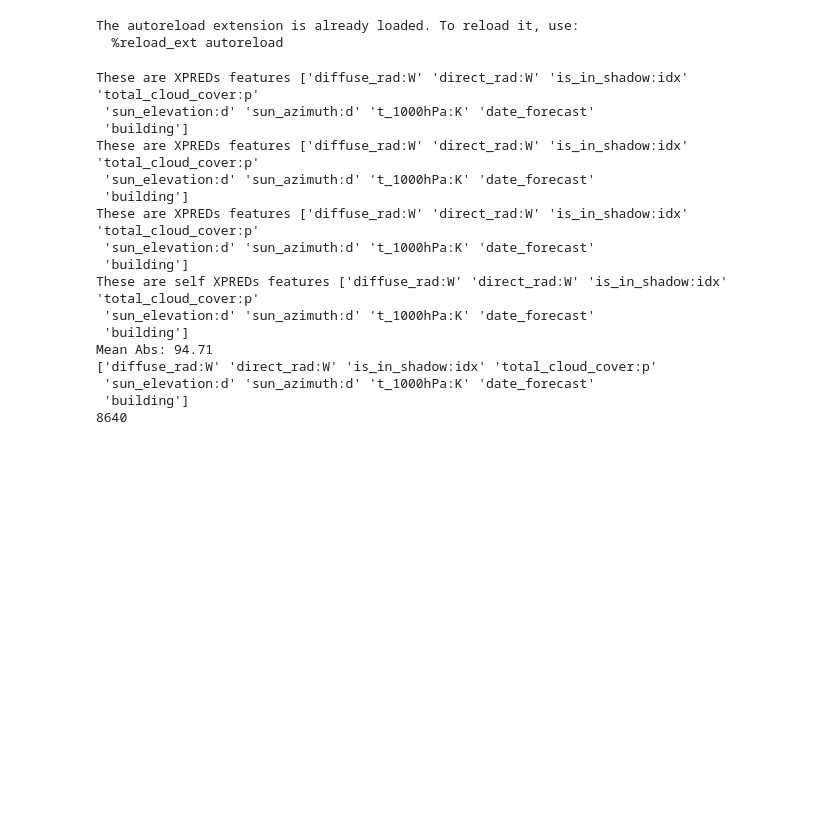
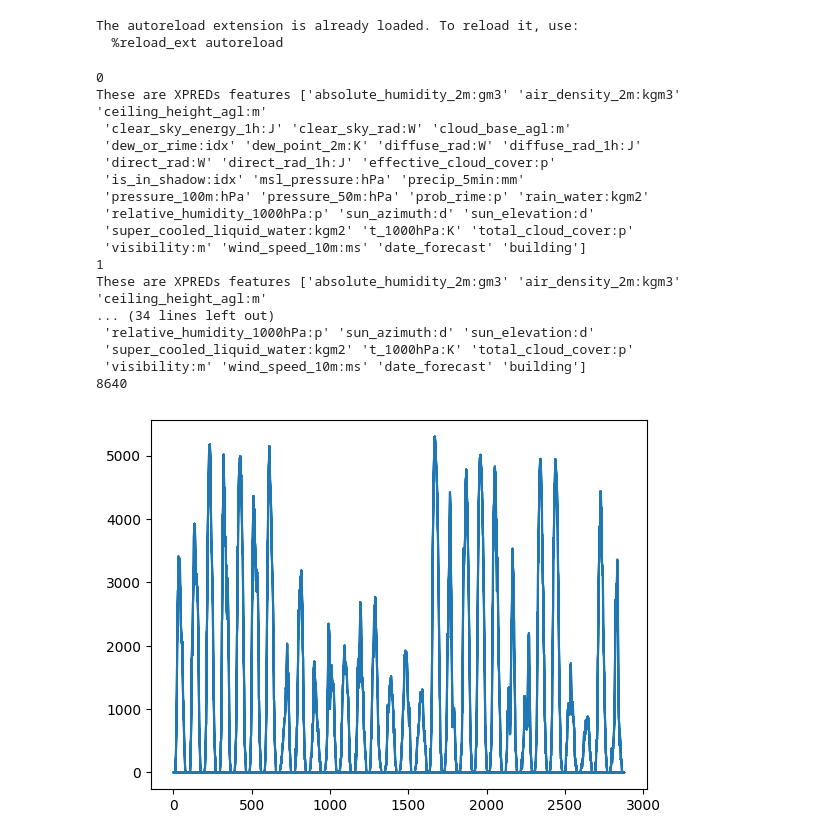
Before and after one commit to Myteck/TDT4173-Machine-Learning-Solar-Energy-Production-Forecasting, a Jupyter notebook: data/machine_learning.ipynb, the cells around one changed output. Drawn from its saved outputs; the diff is of its cells as text; code cells hidden in the pictures; blank space fills up the shorter version.

```diff
--- a/data/machine_learning.ipynb
+++ b/data/machine_learning.ipynb
@@ -35,6 +35,7 @@ class learner:
         list_X_pred = []
 
         for i, path in enumerate(self.file_paths):
+            print(i)
             y = pd.read_parquet(path[0])
             X_estimated = pd.read_parquet(path[1])
             X_observed = pd.read_parquet(path[2])
@@ -137,10 +138,11 @@ class learner:
 
 
         unformated_pred_df["pv_measurement"] = pd.Series(unformated_pred)
+        unformated_pred_df["pv_measurement"] = unformated_pred_df["pv_measurement"].apply(lambda x: max(0, x))
         unformated_pred_df.to_csv("sacfadasx.csv", sep='\t')
 
         # Should add a save method, so that not all work gets lost :/
-
+        unformated_pred_df["pv_measurement"].plot()
         pred = self._format_predictions(unformated_pred_df)
         self._save_predictions(pred)
 
@@ -164,30 +166,42 @@ class learner:
 file_paths = [['A/train_targets.parquet', 'A/X_train_estimated.parquet', 'A/X_train_observed.parquet', 'A/X_test_estimated.parquet'],
               ['B/train_targets.parquet', 'B/X_train_estimated.parquet', 'B/X_train_observed.parquet', 'B/X_test_estimated.parquet'],
               ['C/train_targets.parquet', 'C/X_train_estimated.parquet', 'C/X_train_observed.parquet', 'C/X_test_estimated.parquet']]
-# %%
-features = [] #['diffuse_rad:W', 'direct_rad:W', 'is_in_shadow:idx', 'total_cloud_cover:p', 'sun_elevation:d', 'sun_azimuth:d', 't_1000hPa:K']
-
-# Testing the procedure
-l = learner(file_paths = file_paths, features = features)
-l.create_training_data()
-l.fit_model()
-l.get_performance()
-l.predict()
-# %% [output]
-These are XPREDs features ['diffuse_rad:W' 'direct_rad:W' 'is_in_shadow:idx' 'total_cloud_cover:p'
- 'sun_elevation:d' 'sun_azimuth:d' 't_1000hPa:K' 'date_forecast'
- 'building']
-These are XPREDs features ['diffuse_rad:W' 'direct_rad:W' 'is_in_shadow:idx' 'total_cloud_cover:p'
- 'sun_elevation:d' 'sun_azimuth:d' 't_1000hPa:K' 'date_forecast'
- 'building']
-These are XPREDs features ['diffuse_rad:W' 'direct_rad:W' 'is_in_shadow:idx' 'total_cloud_cover:p'
- 'sun_elevation:d' 'sun_azimuth:d' 't_1000hPa:K' 'date_forecast'
- 'building']
-These are self XPREDs features ['diffuse_rad:W' 'direct_rad:W' 'is_in_shadow:idx' 'total_cloud_cover:p'
- 'sun_elevation:d' 'sun_azimuth:d' 't_1000hPa:K' 'date_forecast'
- 'building']
-Mean Abs: 94.71
-['diffuse_rad:W' 'direct_rad:W' 'is_in_shadow:idx' 'total_cloud_cover:p'
- 'sun_elevation:d' 'sun_azimuth:d' 't_1000hPa:K' 'date_forecast'
- 'building']
-8640
+# %%
+features = ["absolute_humidity_2m:gm3", "air_density_2m:kgm3", "ceiling_height_agl:m", "clear_sky_energy_1h:J",
+            "clear_sky_rad:W", "cloud_base_agl:m", "dew_or_rime:idx", "dew_point_2m:K", "diffuse_rad:W", "diffuse_rad_1h:J",
+            "direct_rad:W", "direct_rad_1h:J", "effective_cloud_cover:p", "is_in_shadow:idx", "msl_pressure:hPa",
+            "precip_5min:mm", "pressure_100m:hPa", "pressure_50m:hPa", "prob_rime:p", "rain_water:kgm2", "relative_humidity_1000hPa:p",
+            "sun_azimuth:d", "sun_elevation:d", "super_cooled_liquid_water:kgm2", "t_1000hPa:K", "total_cloud_cover:p", "visibility:m",
+            "wind_speed_10m:ms"] #['diffuse_rad:W', 'direct_rad:W', 'is_in_shadow:idx', 'total_cloud_cover:p', 'sun_elevation:d', 'sun_azimuth:d', 't_1000hPa:K']
+
+# Should add features etc, but a bit stranve
+
+# Testing the procedure
+l = learner(file_paths = file_paths, features = features)
+l.create_training_data()
+l.fit_model()
+l.get_performance()
+l.predict()
+
+# IDEA: Add a different scaler for all the different features, then transform then into the right scale after the fact
+# Remove any needless features, add until you get a good outpu
+# Probable reason for the bad score is the scaling defeciencies.
+# %% [output]
+0
+These are XPREDs features ['absolute_humidity_2m:gm3' 'air_density_2m:kgm3' 'ceiling_height_agl:m'
+ 'clear_sky_energy_1h:J' 'clear_sky_rad:W' 'cloud_base_agl:m'
+ 'dew_or_rime:idx' 'dew_point_2m:K' 'diffuse_rad:W' 'diffuse_rad_1h:J'
+ 'direct_rad:W' 'direct_rad_1h:J' 'effective_cloud_cover:p'
+ 'is_in_shadow:idx' 'msl_pressure:hPa' 'precip_5min:mm'
+ 'pressure_100m:hPa' 'pressure_50m:hPa' 'prob_rime:p' 'rain_water:kgm2'
+ 'relative_humidity_1000hPa:p' 'sun_azimuth:d' 'sun_elevation:d'
+ 'super_cooled_liquid_water:kgm2' 't_1000hPa:K' 'total_cloud_cover:p'
+ 'visibility:m' 'wind_speed_10m:ms' 'date_forecast' 'building']
+1
+These are XPREDs features ['absolute_humidity_2m:gm3' 'air_density_2m:kgm3' 'ceiling_height_agl:m'
+... (34 lines left out)
+ 'relative_humidity_1000hPa:p' 'sun_azimuth:d' 'sun_elevation:d'
+ 'super_cooled_liquid_water:kgm2' 't_1000hPa:K' 'total_cloud_cover:p'
+ 'visibility:m' 'wind_speed_10m:ms' 'date_forecast' 'building']
+8640
+[figure, added]
```
Also changed, not shown: 4 other files.
